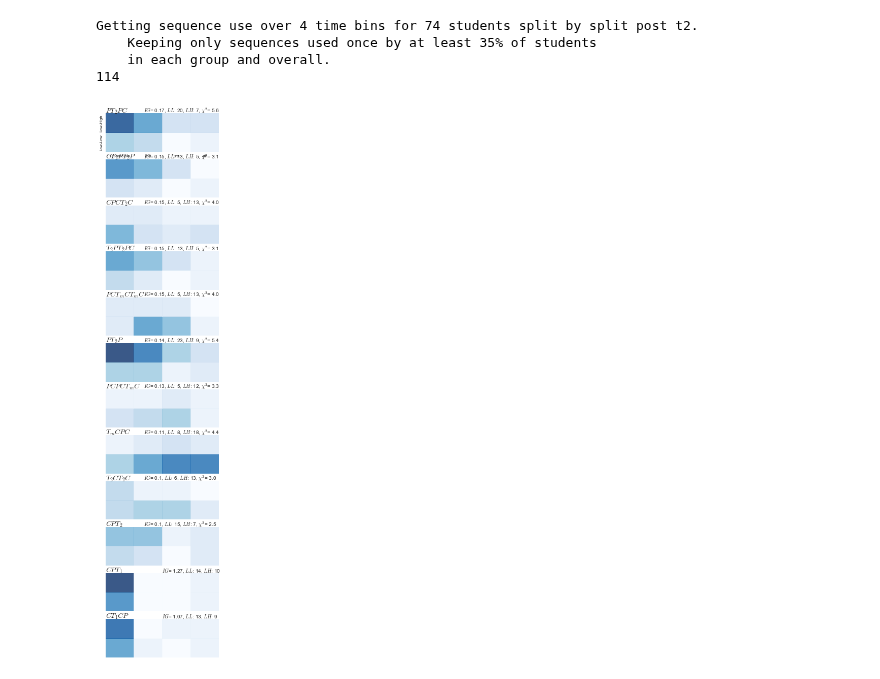
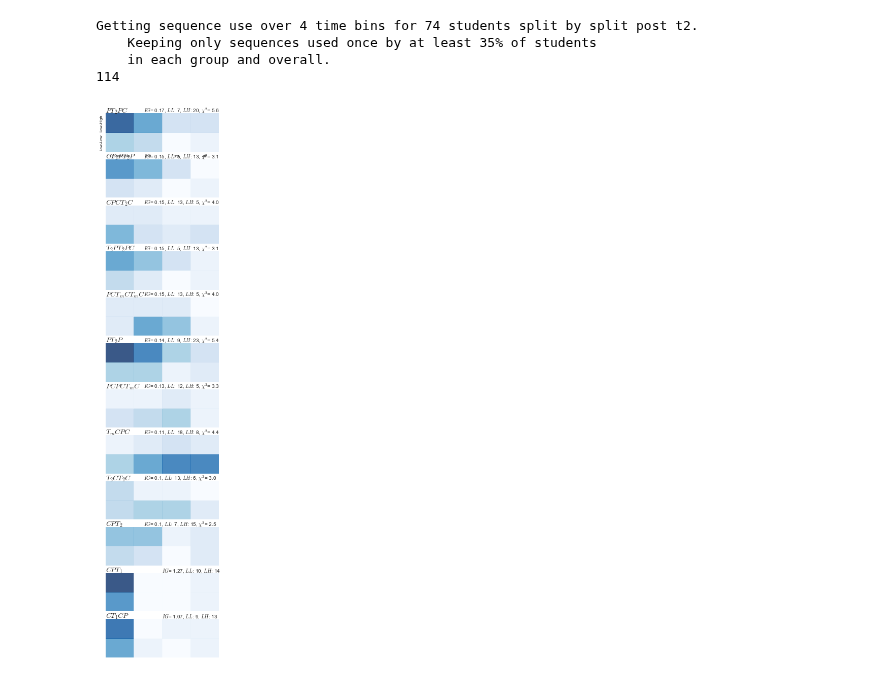
Before and after one commit to sperez8/Phet-log-analyzer, a Jupyter notebook: cck/temporal_sequence_infogain_mining.ipynb, the cells around one changed output. Saved outputs shown, nothing was run; the diff lists cells and outputs as text; code cells hidden in the pictures.

Commit message:
Fixed labelling on heatmaps

```diff
--- a/cck/temporal_sequence_infogain_mining.ipynb
+++ b/cck/temporal_sequence_infogain_mining.ipynb
@@ -22,7 +22,7 @@ def get_path(path = PATH):
         return os.environ['USERPROFILE']+ path.replace('/','\\') #'\\Google Drive\Jonathan Sarah Ido folder\data\CCK\\'
     else:
         raise Exception('OS not recongnized. I\'m confused.')
-gitpath = '/git/Phet-log-analyzer/cck/raw_data_parsing_check/'
+gitpath = '/Documents/git/Phet-log-analyzer/cck/raw_data_parsing_check/'
 df = pd.read_csv(get_path(path = gitpath) + 'phet_cck_user_actions+sophistication_WITHPAUSE_more_circuit_info.txt',index_col=False)
 # dfx = pd.read_csv('C:\Users\Sarah\Documents\git\Phet-log-analyzer\cck\\raw_data_parsing_check\phet_cck_user_actions+sophistication_WITHPAUSE_more_circuit_info.txt',index_col=False)
 df["student"] = df["student"].astype('category')
@@ -395,7 +373,7 @@ for i,(seq,ig) in enumerate(tops):
     ax = axes[i]
     data = sequence_counts[seq]
     chi = chi2[seq]
-    ll,hl = numbers[seq]
+    hl,ll = numbers[seq]
     seq = "$"+seq.replace('Ts','T_2').replace('Tb','T_1').replace('Tc','T_m')+"$"
     ax.text(0,2.05, seq, fontsize=14)
     if chi:
@@ -415,31 +393,31 @@ for i,(seq,ig) in enumerate(tops):
         ax.set_xticks(np.arange(data.shape[1]) + 0.5)
         ax.set_xticklabels(xlabels)
         ax.set_yticks(np.arange(data.shape[0]) + 0.5)
         ylabels = ['Low-Low','Low-High']
         ax.set_yticklabels(ylabels)
 
 #         cbar = ax.figure.colorbar(ax.collections[0])
 #         cbar.set_ticks([0,1,3,5,7,9,11,13])
 #         cbar.set_ticklabels([0,1,3,5,7,9,11,13])
     else:
         ax.set_xticklabels(['','','',''])
         ax.set_yticklabels(['',''])
 
 
 
 #     cbar = ax.figure.colorbar(ax.collections[0])
 #     cbar.set_ticks([0,1,3,5,7,9,11,13])
 #     cbar.set_ticklabels([0,1,3,5,7,9,11,13])
 
     fig.set_size_inches(4,1.6*len(all_seqs))
     ax.set_frame_on(False)
 #     ax.tick_params(
 #         axis='both',        # changes apply to both the x and y-axis
 #         which='both',       # both major and minor ticks are affected
 #         bottom='off',       # ticks along the those edges are off
 #         right='off',
 #         left='off',
 #         top='off')
 fig.savefig('figs/heatmap_all.svg')
 # %% [output]
-[figure, old version]
+[figure, new version]
```
Also changed, not shown: parts of 1 cell of this notebook, 7 other files.
